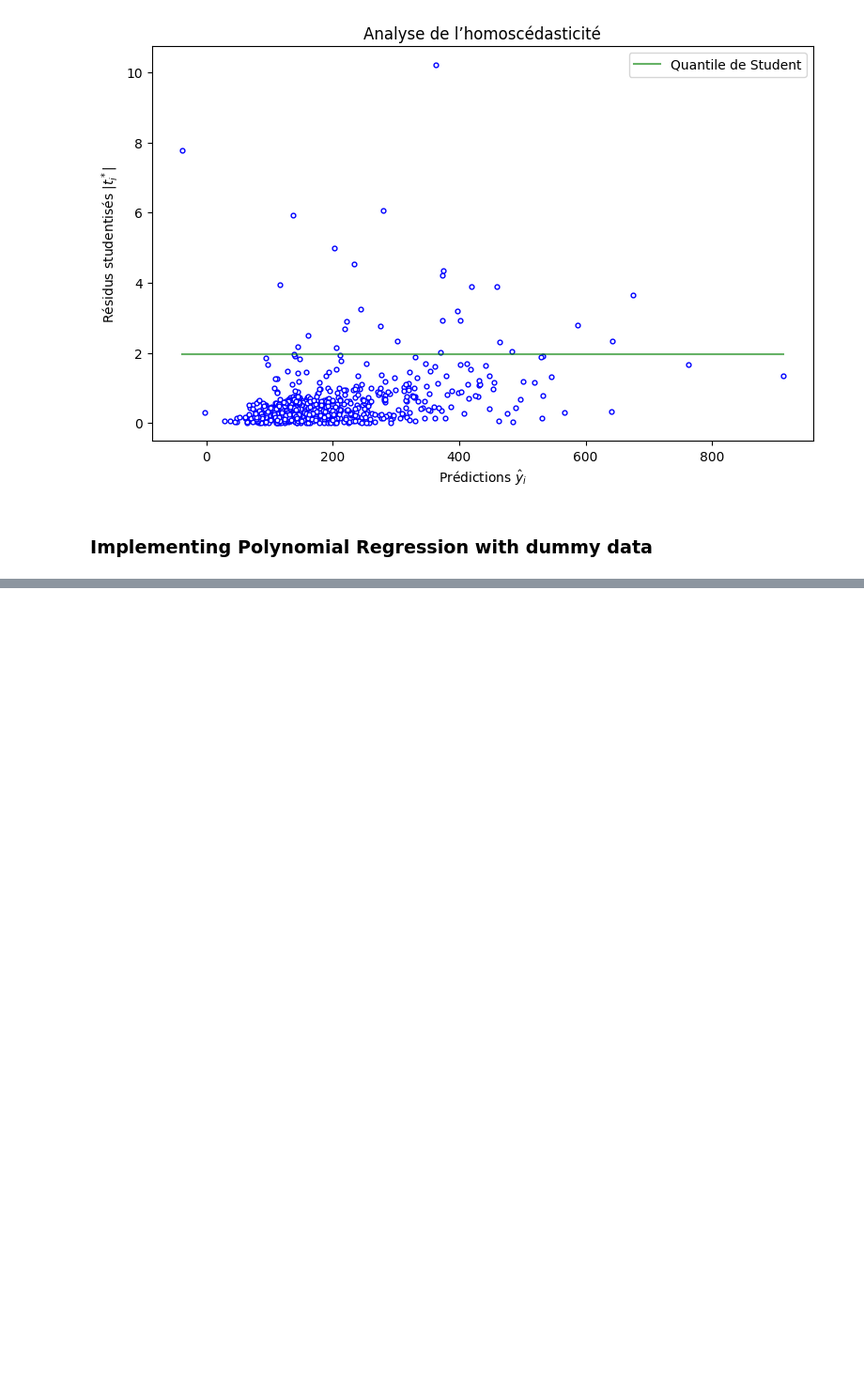
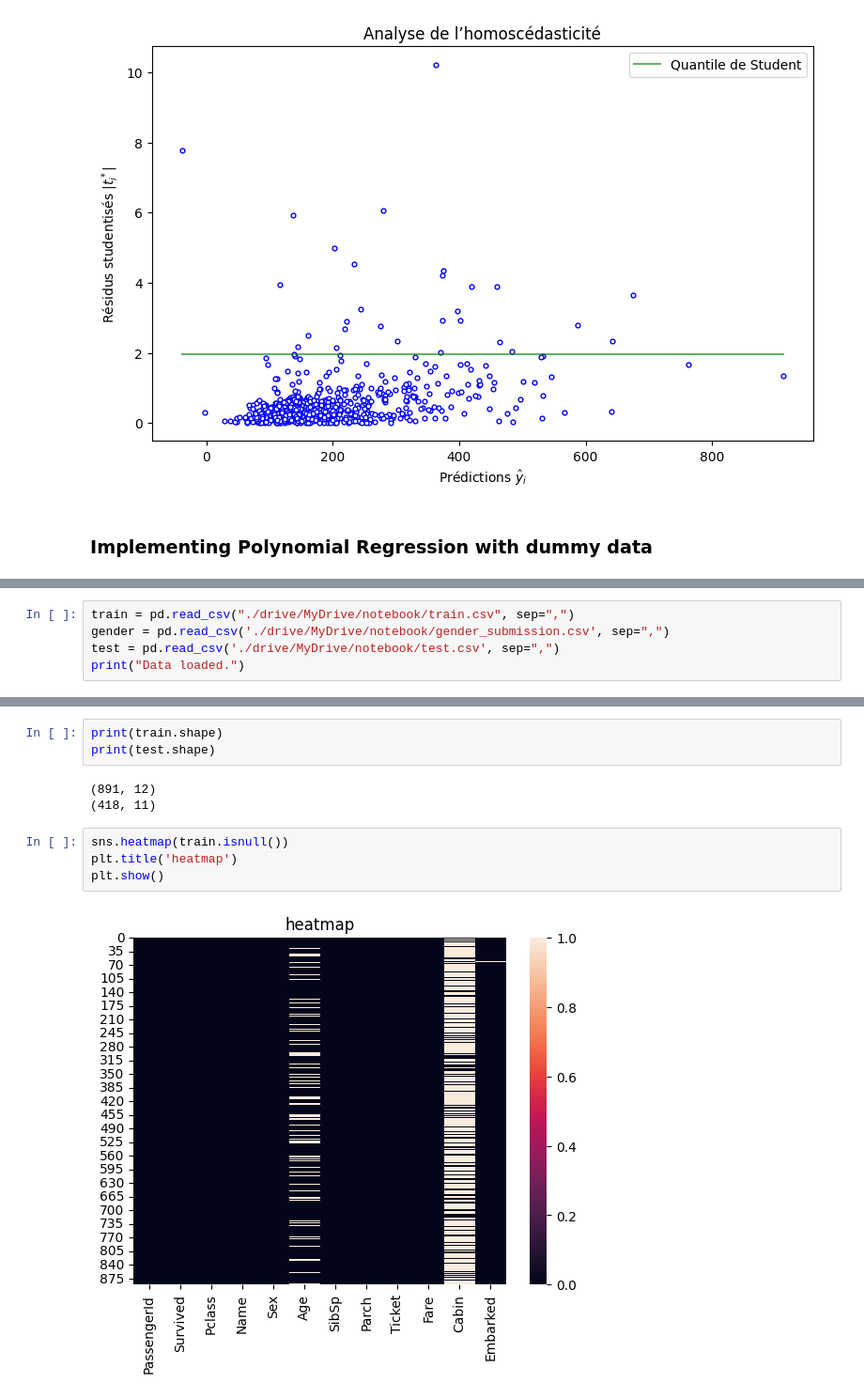
Before and after one commit to kalmuroth/lb-cml, a Jupyter notebook: lb_cml.ipynb, the cells around one changed output, grey strips where cells are left out. Shown at 94% size. Drawn from its saved outputs; the diff is of its cells as text; blank space fills up the shorter version.

```diff
--- a/lb_cml.ipynb
+++ b/lb_cml.ipynb
@@ -288,0 +305,5 @@ AIC for Polynomial Regression: -176.76597821078053
+# %%
+train = pd.read_csv("./drive/MyDrive/notebook/train.csv", sep=",")
+gender = pd.read_csv('./drive/MyDrive/notebook/gender_submission.csv', sep=",")
+test = pd.read_csv('./drive/MyDrive/notebook/test.csv', sep=",")
+print("Data loaded.")
@@ -288,0 +328,12 @@ AIC for Polynomial Regression: -176.76597821078053
+# %%
+print(train.shape)
+print(test.shape)
+# %% [output]
+(891, 12)
+(418, 11)
+# %%
+sns.heatmap(train.isnull())
+plt.title('heatmap')
+plt.show()
+# %% [output]
+[figure, added]
```
Also changed, not shown: parts of 9 cells of this notebook.
